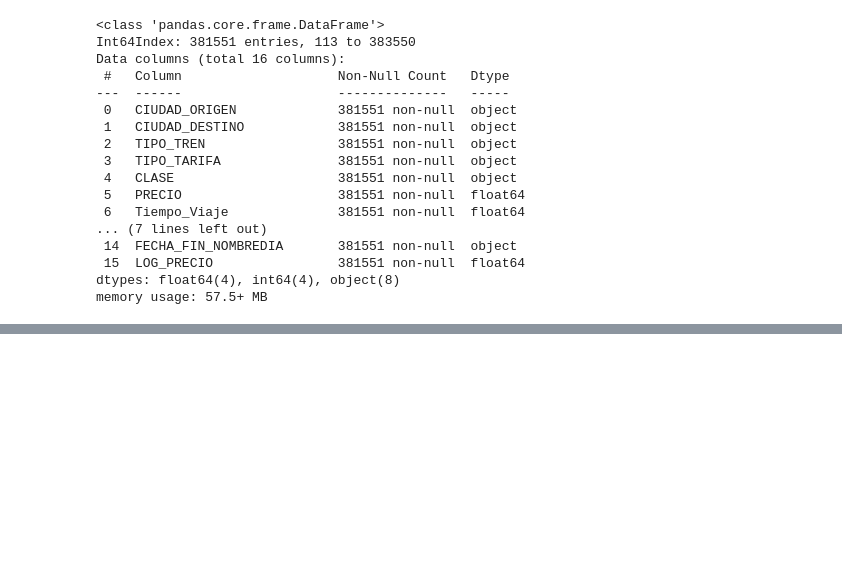
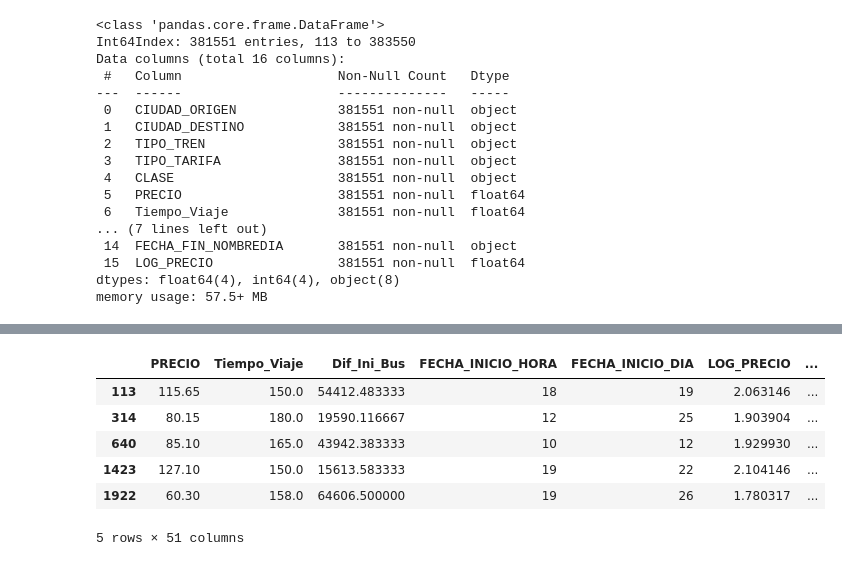
Before and after one commit to juniwarrior/crypto_trading_model, a Jupyter notebook: Project_TrenMax_en_clase_2_2.ipynb, the cells around one changed output, grey strips where cells are left out. Saved outputs shown, nothing was run; the diff lists cells and outputs as text; code cells hidden in the pictures; blank space fills up the shorter version.

```diff
--- a/Project_TrenMax_en_clase_2_2.ipynb
+++ b/Project_TrenMax_en_clase_2_2.ipynb
@@ -131,0 +226,10 @@ df_1 = df.copy()
+# %%
+df_2.head()
+# %% [output]
+|  | PRECIO | Tiempo_Viaje | Dif_Ini_Bus | FECHA_INICIO_HORA | FECHA_INICIO_DIA | LOG_PRECIO | ... |
+| 113 | 115.65 | 150.0 | 54412.483333 | 18 | 19 | 2.063146 | ... |
+| 314 | 80.15 | 180.0 | 19590.116667 | 12 | 25 | 1.903904 | ... |
+| 640 | 85.10 | 165.0 | 43942.383333 | 10 | 12 | 1.929930 | ... |
+| 1423 | 127.10 | 150.0 | 15613.583333 | 19 | 22 | 2.104146 | ... |
+| 1922 | 60.30 | 158.0 | 64606.500000 | 19 | 26 | 1.780317 | ... |
+5 rows × 51 columns
```
Also changed, not shown: parts of 16 cells of this notebook.
